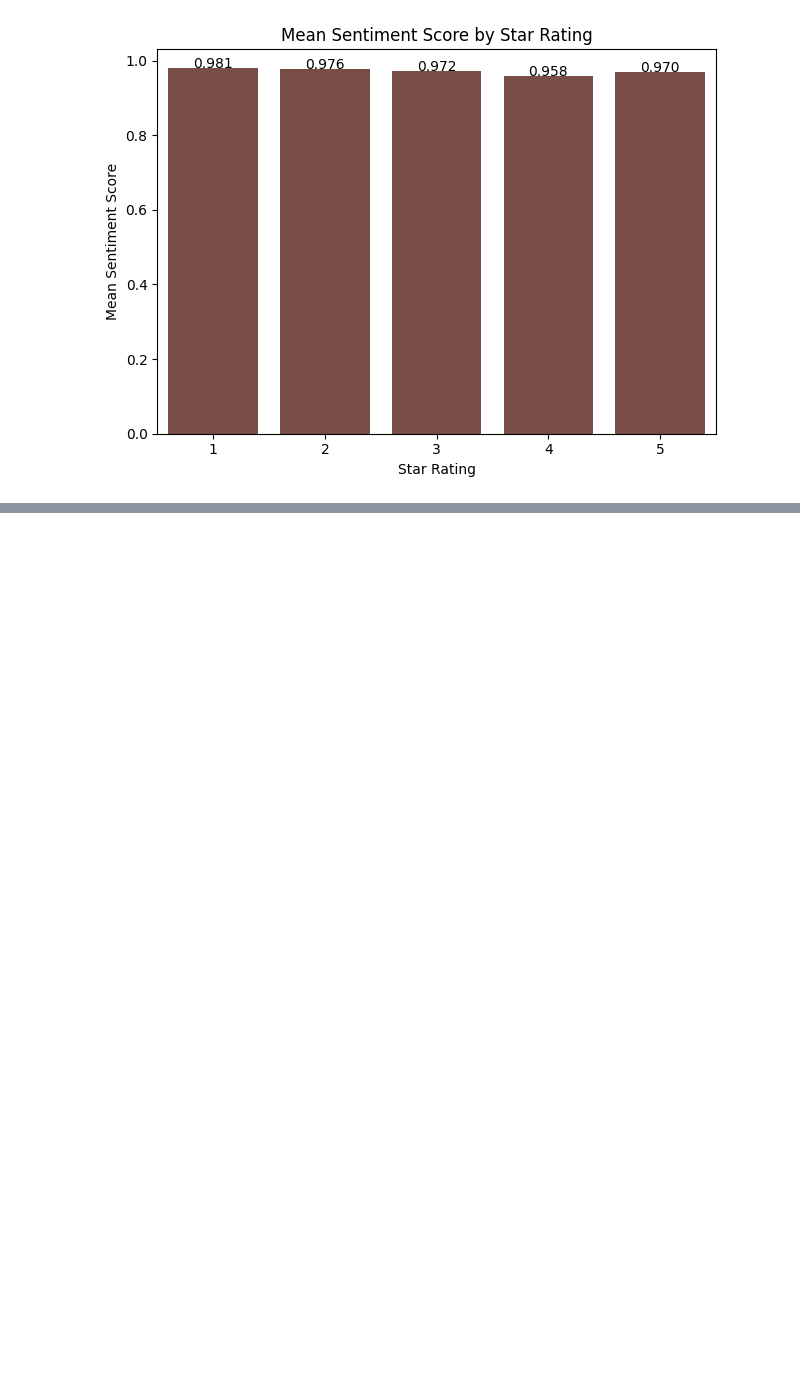
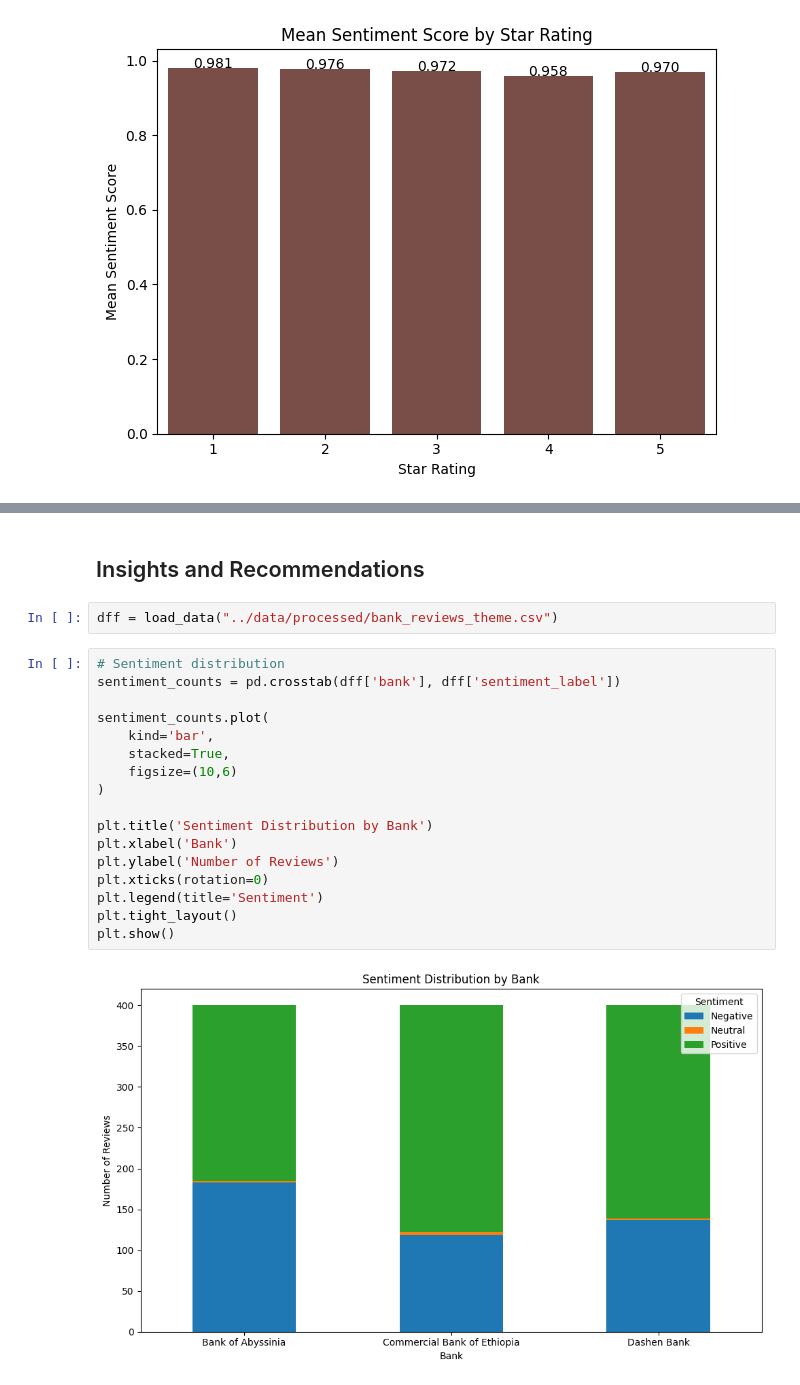
Before and after one commit to bemnetne/fintech-review-analytics, a Jupyter notebook: notebooks/sentimentanalysis.ipynb, the cells around one changed output, grey strips where cells are left out. Cells and saved outputs as stored; diff of their text form; blank space fills up the shorter version.

```diff
--- a/notebooks/sentimentanalysis.ipynb
+++ b/notebooks/sentimentanalysis.ipynb
@@ -135,0 +171,23 @@ plt.show()
+# %% [markdown]
+## Insights and Recommendations
+# %%
+dff = load_data("../data/processed/bank_reviews_theme.csv")
+# %%
+# Sentiment distribution
+sentiment_counts = pd.crosstab(dff['bank'], dff['sentiment_label'])
+
+sentiment_counts.plot(
+    kind='bar',
+    stacked=True,
+    figsize=(10,6)
+)
+
+plt.title('Sentiment Distribution by Bank')
+plt.xlabel('Bank')
+plt.ylabel('Number of Reviews')
+plt.xticks(rotation=0)
+plt.legend(title='Sentiment')
+plt.tight_layout()
+plt.show()
+# %% [output]
+[figure, added]
```
Also changed, not shown: parts of 8 cells of this notebook.
